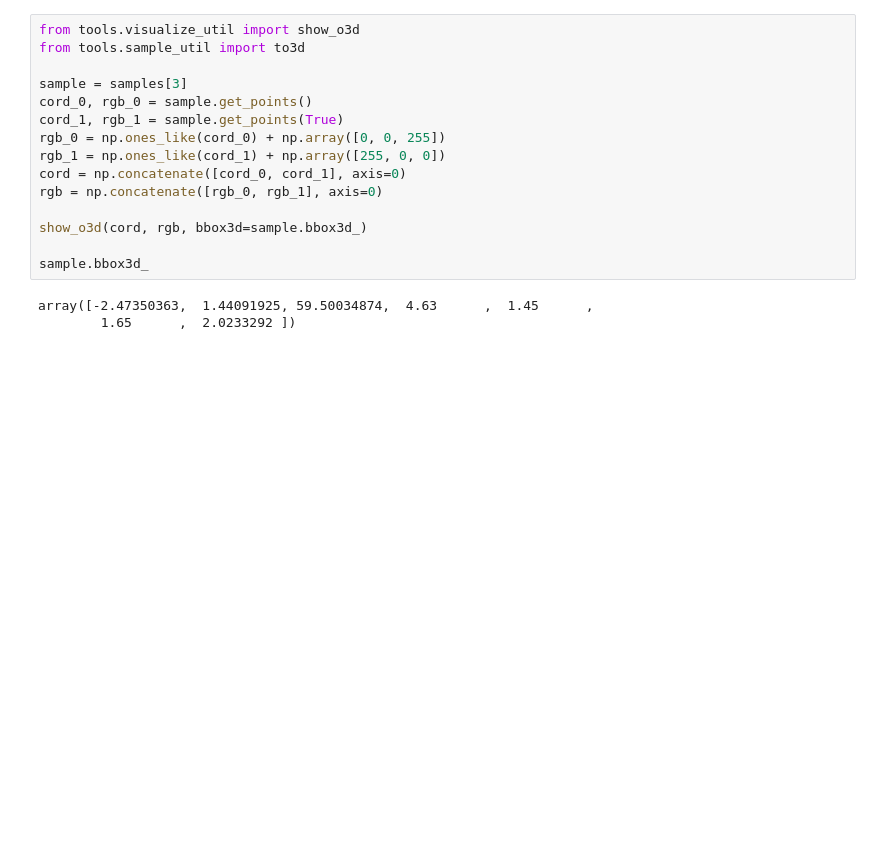
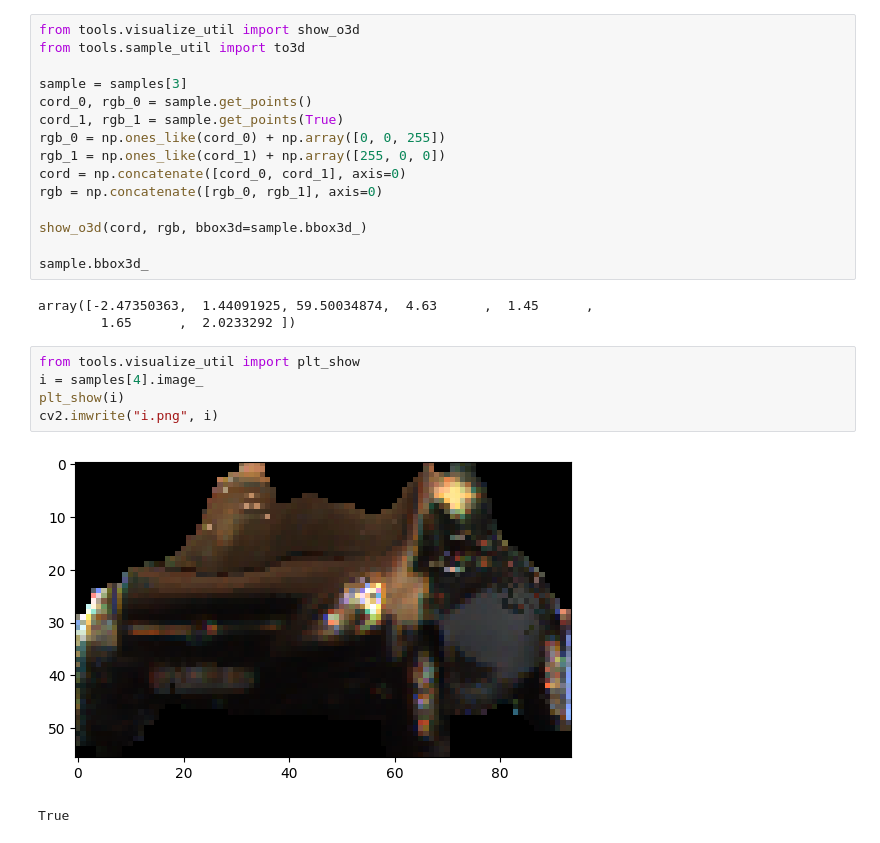
Before and after one commit to romantic-black/DID-M3D, a Jupyter notebook: notebooks/inpaint.ipynb, the cells around one changed output. Drawn from its saved outputs; the diff is of its cells as text; blank space fills up the shorter version.

```diff
--- a/notebooks/inpaint.ipynb
+++ b/notebooks/inpaint.ipynb
@@ -51,3 +51,11 @@ sample.bbox3d_
 # %% [output]
 array([-2.47350363,  1.44091925, 59.50034874,  4.63      ,  1.45      ,
         1.65      ,  2.0233292 ])
+# %%
+from tools.visualize_util import plt_show
+i = samples[4].image_
+plt_show(i)
+cv2.imwrite("i.png", i)
+# %% [output]
+[figure, added]
+True
```
Also changed, not shown: parts of 4 cells of this notebook, 3 other files.
